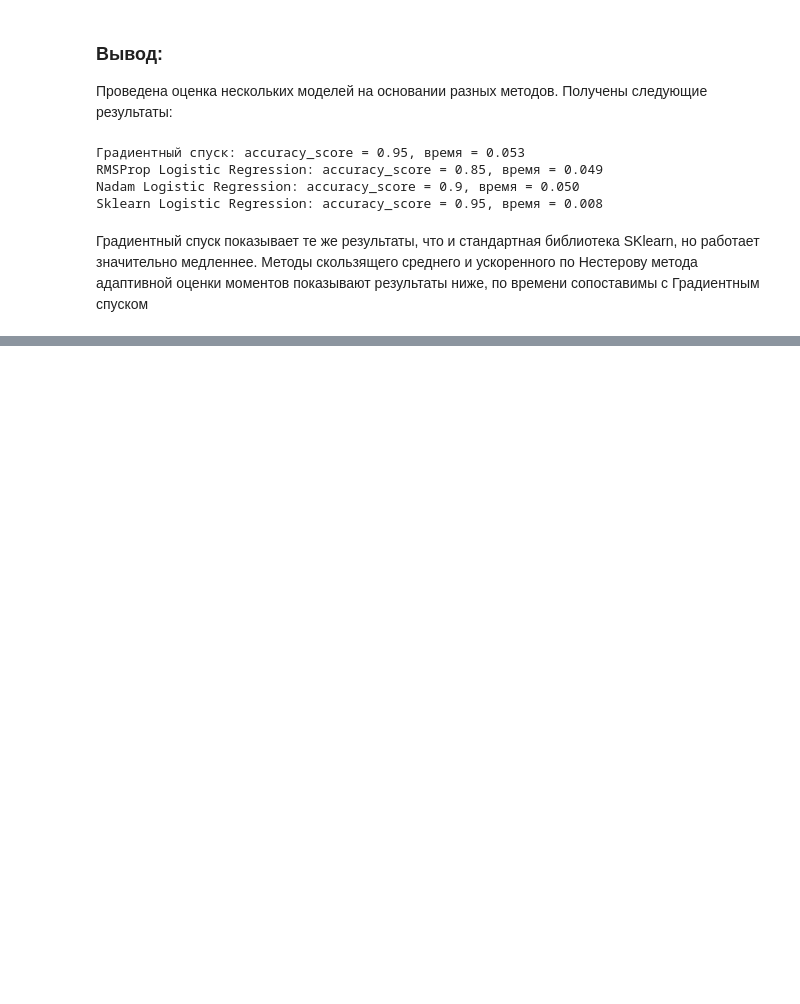
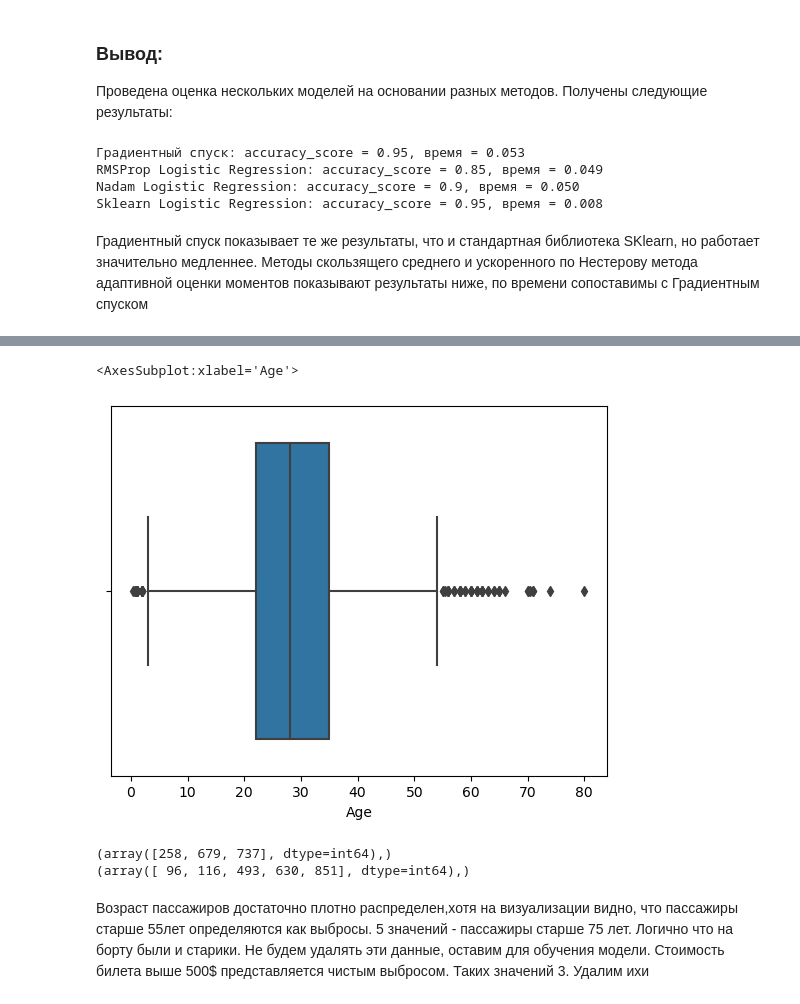
Before and after one commit to VyacheslavGusev/Machine_Lerning, a Jupyter notebook: ML_practice.ipynb, the cells around one changed output, grey strips where cells are left out. Drawn from its saved outputs; the diff is of its cells as text; code cells hidden in the pictures; blank space fills up the shorter version.

```diff
--- a/ML_practice.ipynb
+++ b/ML_practice.ipynb
@@ -933,0 +1193,13 @@ plt.show()
+# %%
+sns.boxplot(data['Age'])
+# %% [output]
+<AxesSubplot:xlabel='Age'>
+[figure, added]
+# %%
+print(np.where(data['Fare']>300.0))
+print(np.where(data['Age']>70.0))
+# %% [output]
+(array([258, 679, 737], dtype=int64),)
+(array([ 96, 116, 493, 630, 851], dtype=int64),)
+# %% [markdown]
+Возраст пассажиров достаточно плотно распределен,хотя на визуализации видно, что пассажиры старше 55лет определяются как выбросы. 5 значений - пассажиры старше 75 лет. Логично что на борту были и старики. Не будем удалять эти данные, оставим для обучения модели. Стоимость билета выше 500$ представляется чистым выбросом. Таких значений 3. Удалим ихи
```
Also changed, not shown: parts of 158 cells of this notebook, 1 other file.
